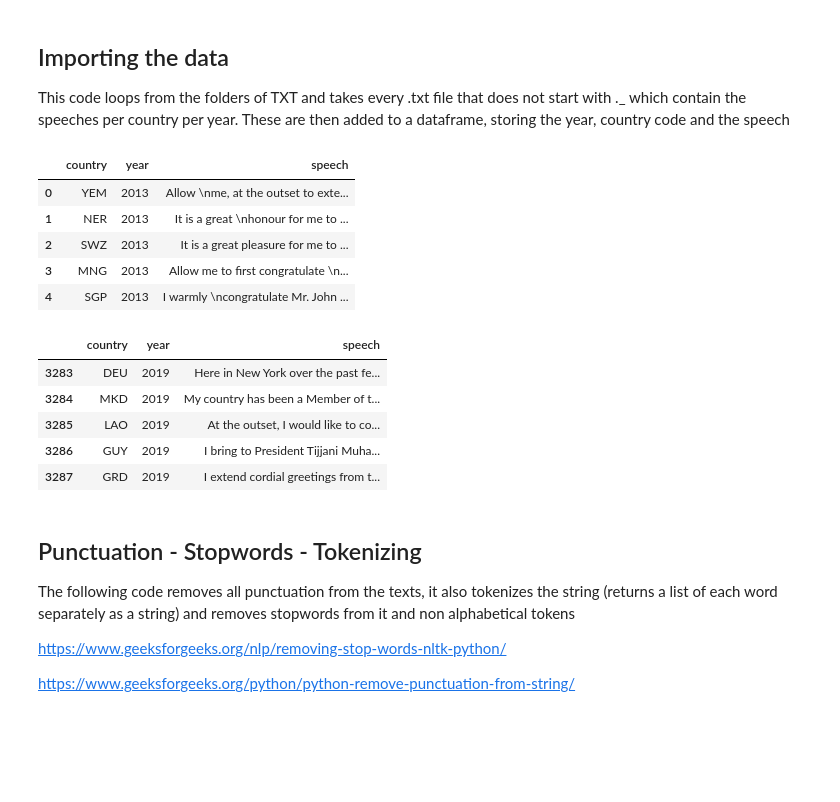
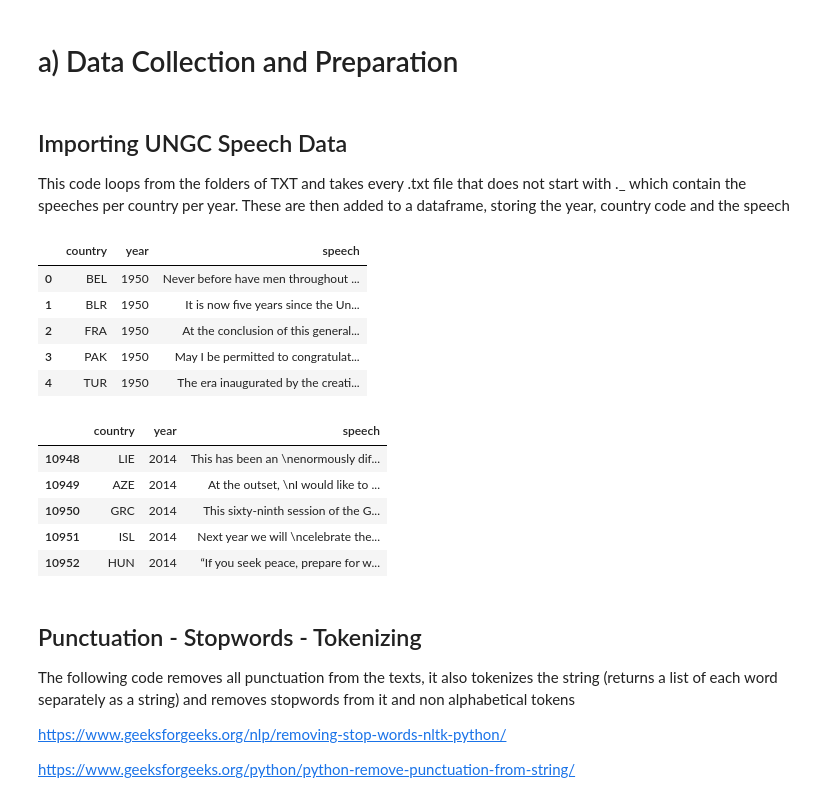
Before and after one commit to ileshyadav2002/FDS_ASSIGNMENT1, a Jupyter notebook: TD_IDF.ipynb, the cells around one changed output. Cells and saved outputs as stored; diff of their text form; code cells hidden in the pictures; blank space fills up the shorter version.

```diff
--- a/TD_IDF.ipynb
+++ b/TD_IDF.ipynb
@@ -31,45 +45,47 @@ nltk.download('words')
 [nltk_data]   Package words is already up-to-date!
 True
+# %% [markdown]
+# a) Data Collection and Preparation
 # %% [markdown]
-## Importing the data
+## Importing UNGC Speech Data
 This code loops from the folders of TXT and takes every .txt file that does not start with ._ which contain the speeches per country per year. These are then added to a dataframe, storing the year, country code and the speech
 # %%
-path = Path("/home/swastik/Downloads/UNGDC_1946-2024(1)/TXT")##your file path
+path = Path("/Users/ileshyadav/Desktop/FDS_ASSIGNMENT1-main/TXT")
 
 name_text = []
 for folder in path.iterdir():
     if folder.is_dir():
         files = [f for f in folder.glob("*.txt") if not f.name.startswith("._")]
 
         for file in files:
             name = file.name
             text = file.read_text(encoding="utf-8")
 
             name_text.append({
                         "country": name[:3],
                         "year": name[-8:-4],
                         "speech": text
                     })
 
 df = pd.DataFrame(name_text)
 
 df.head(5)
 # %% [output]
 |  | country | year | speech |
-| 0 | YEM | 2013 | Allow \nme, at the outset to exte... |
-| 1 | NER | 2013 | It is a great \nhonour for me to ... |
-| 2 | SWZ | 2013 | It is a great pleasure for me to ... |
-| 3 | MNG | 2013 | Allow me to first congratulate \n... |
-| 4 | SGP | 2013 | I warmly \ncongratulate Mr. John ... |
+| 0 | BEL | 1950 | Never before have men throughout ... |
+| 1 | BLR | 1950 | It is now five years since the Un... |
+| 2 | FRA | 1950 | At the conclusion of this general... |
+| 3 | PAK | 1950 | May I be permitted to congratulat... |
+| 4 | TUR | 1950 | The era inaugurated by the creati... |
 # %%
 df.tail(5)
 # %% [output]
 |  | country | year | speech |
-| 3283 | DEU | 2019 | Here in New York over the past fe... |
-| 3284 | MKD | 2019 | My country has been a Member of t... |
-| 3285 | LAO | 2019 | At the outset, I would like to co... |
-| 3286 | GUY | 2019 | I bring to President Tijjani Muha... |
-| 3287 | GRD | 2019 | I extend cordial greetings from t... |
+| 10948 | LIE | 2014 | This has been an \nenormously dif... |
+| 10949 | AZE | 2014 | At the outset, \nI would like to ... |
+| 10950 | GRC | 2014 | This sixty-ninth session of the G... |
+| 10951 | ISL | 2014 | Next year we will \ncelebrate the... |
+| 10952 | HUN | 2014 | “If you seek peace, prepare for w... |
 # %% [markdown]
 ## Punctuation - Stopwords - Tokenizing
 The following code removes all punctuation from the texts, it also tokenizes the string (returns a list of each word separately as a string) and removes stopwords from it and non alphabetical tokens
```
Also changed, not shown: parts of 43 cells of this notebook.
